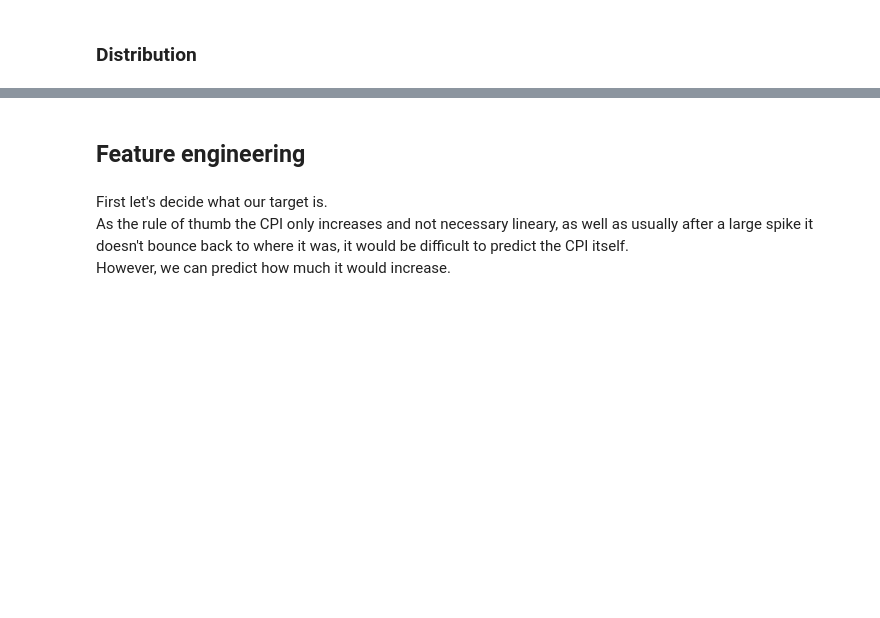
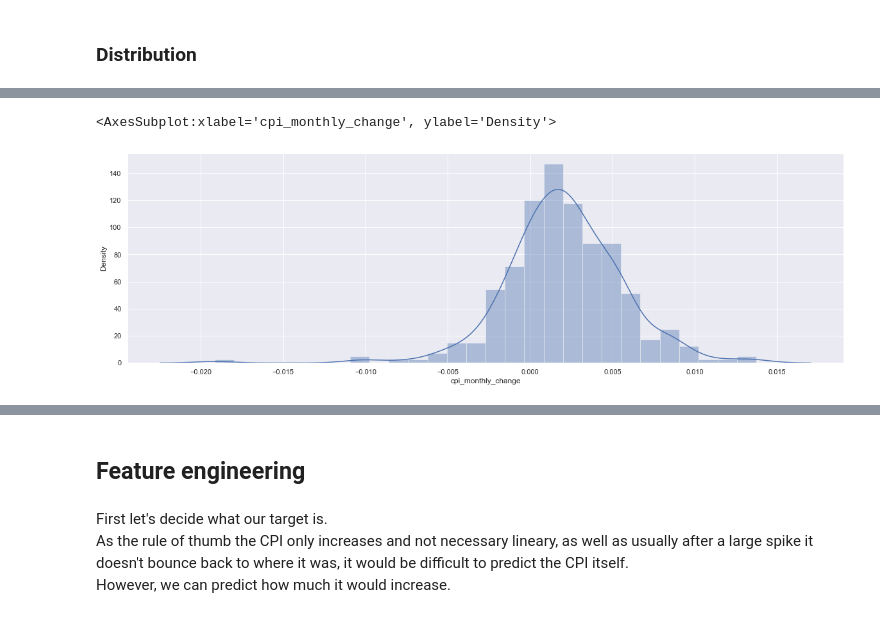
Before and after one commit to LeoSaffron/Inflation-Prediction, a Jupyter notebook: Inflation.ipynb, the cells around one changed output, grey strips where cells are left out. Drawn from its saved outputs; the diff is of its cells as text; code cells hidden in the pictures; blank space fills up the shorter version.

```diff
--- a/Inflation.ipynb
+++ b/Inflation.ipynb
@@ -426,3 +440,6 @@ df_inflation
 # %%
-sns.distplot(df_inflation['cpi_monthy_change'])
+sns.distplot(df_inflation_last_decades['cpi_monthly_change'])
+# %% [output]
+<AxesSubplot:xlabel='cpi_monthly_change', ylabel='Density'>
+[figure, added]
 # %%
```
Also changed, not shown: parts of 80 cells of this notebook.
